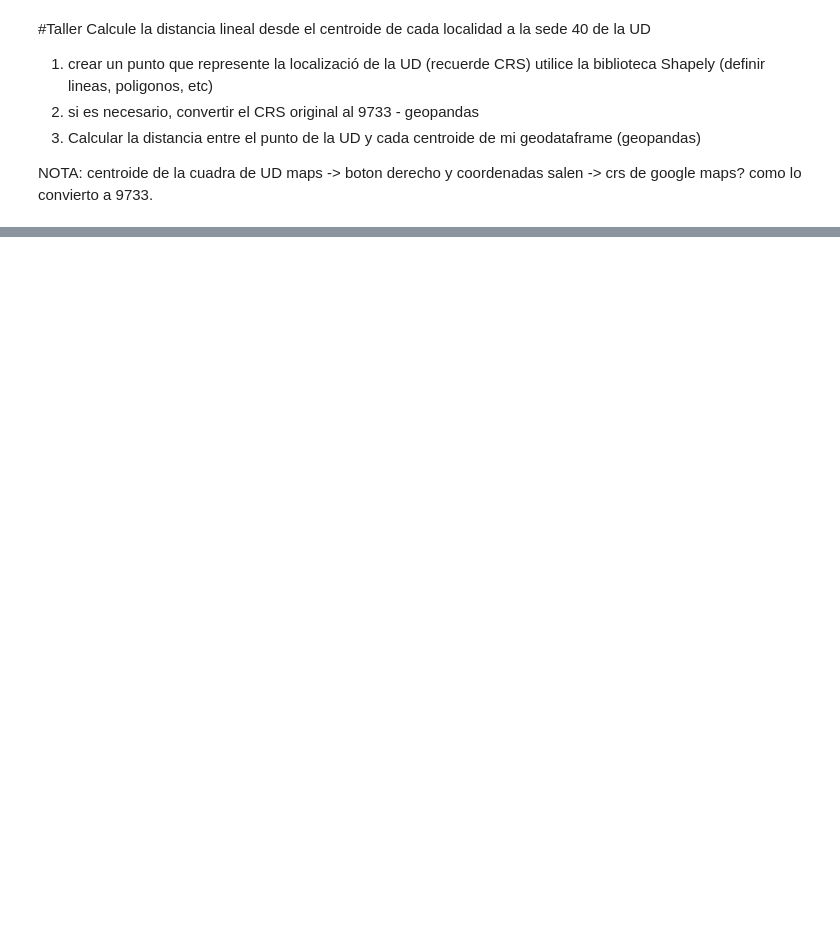
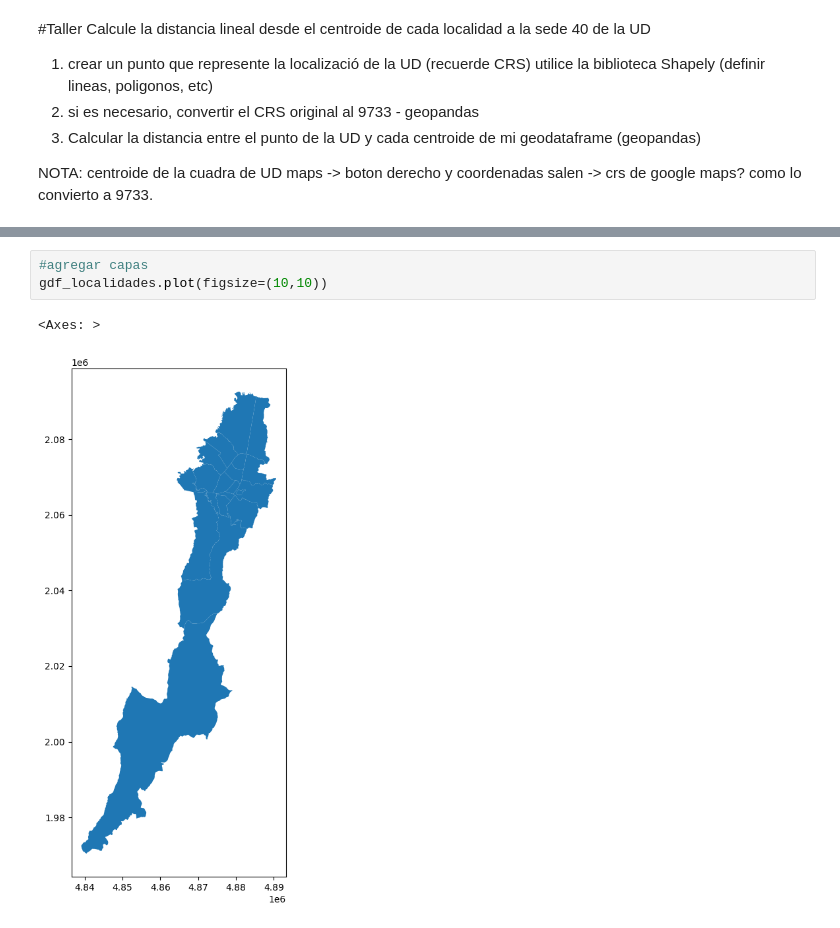
Before and after one commit to Chicaeme/GEOPANDAS, a Jupyter notebook: Geopandas.ipynb, the cells around one changed output, grey strips where cells are left out. Saved outputs shown, nothing was run; the diff lists cells and outputs as text; blank space fills up the shorter version.

```diff
--- a/Geopandas.ipynb
+++ b/Geopandas.ipynb
@@ -182,0 +239,6 @@ maps -> boton derecho y coordenadas salen -> crs de google maps? como lo convier
+# %%
+#agregar capas
+gdf_localidades.plot(figsize=(10,10))
+# %% [output]
+<Axes: >
+[figure, added]
```
Also changed, not shown: parts of 10 cells of this notebook.
